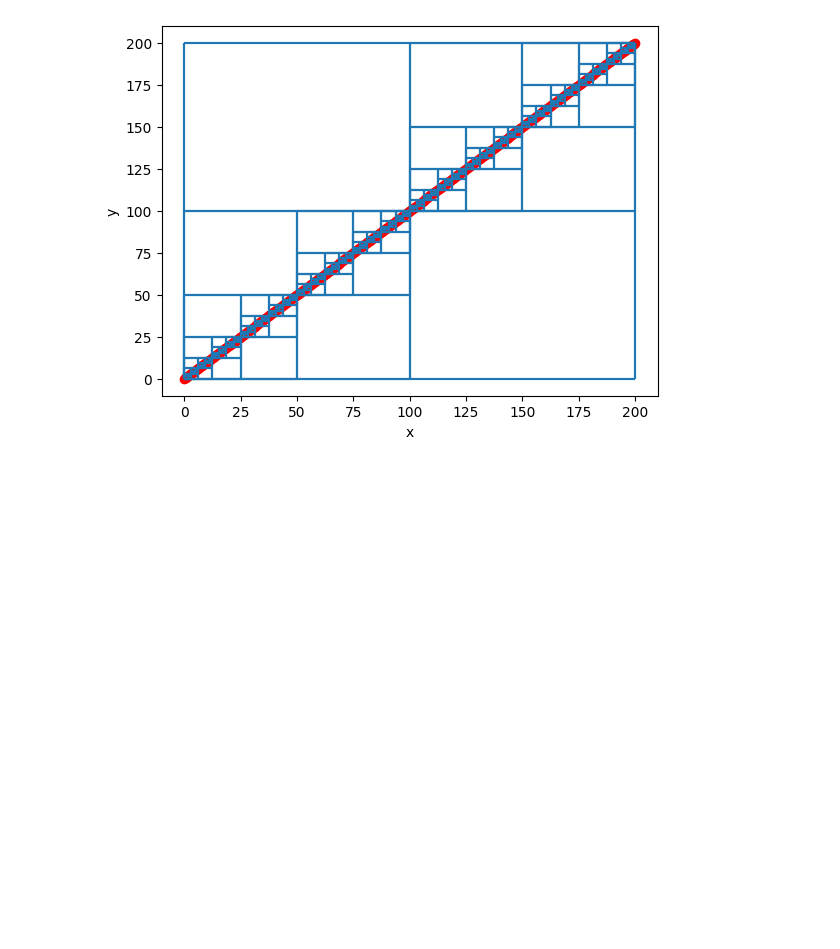
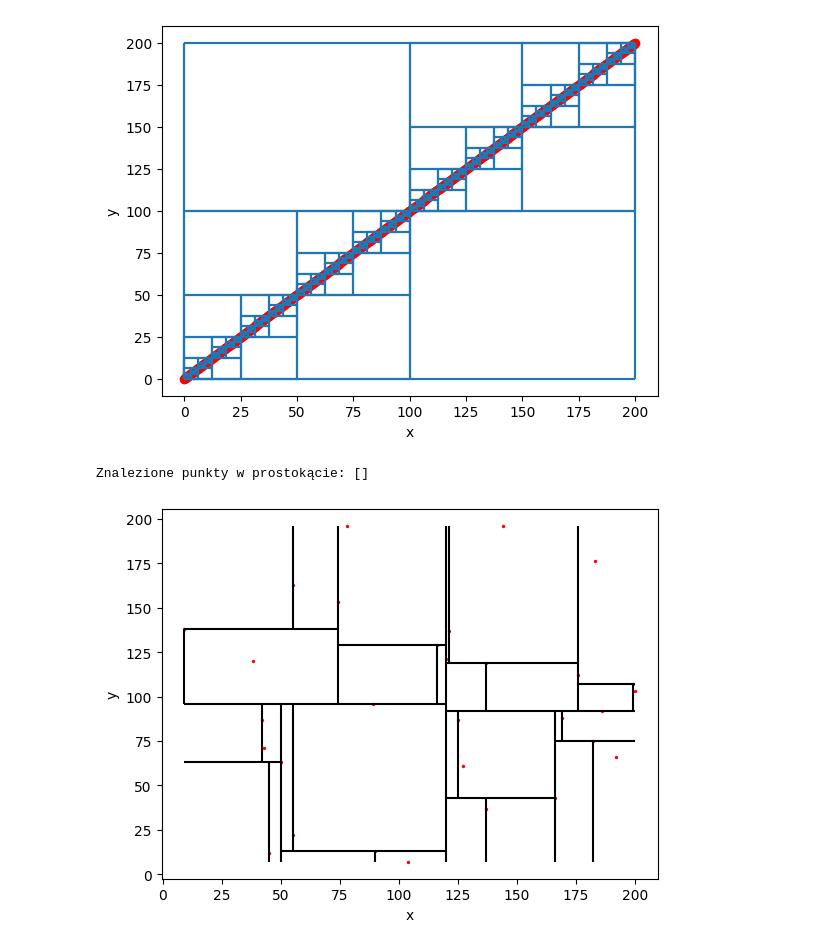
Before and after one commit to martowicz/quadtree_kdtree_project, a Jupyter notebook: test.ipynb, the cells around one changed output. Saved outputs shown, nothing was run; the diff lists cells and outputs as text; code cells hidden in the pictures; blank space fills up the shorter version.

Commit message:
"kd_tree_initial"

```diff
--- a/test.ipynb
+++ b/test.ipynb
@@ -37,3 +39,31 @@ vis.show()
 #Punkty mogę dodawać od razu
 # %% [output]
 [figure]
+# %%
+# Przykladowe punkty
+points=[
+    Point(192, 66), Point(55, 163), Point(50, 63), Point(186, 92), Point(74, 153),
+    Point(125, 87), Point(78, 196), Point(43, 71), Point(90, 13), Point(199, 107),
+    Point(176, 112), Point(9, 138), Point(169, 88), Point(42, 87), Point(121, 137),
+    Point(137, 37), Point(45, 12), Point(183, 176), Point(104, 7), Point(38, 120),
+    Point(137, 119), Point(116, 129), Point(166, 43), Point(89, 96), Point(200, 103),
+    Point(55, 22), Point(182, 75), Point(144, 196), Point(120, 121), Point(127, 61)
+]
+points_2=[]
+for i in range(1000):
+    x=i*0.3
+    y=i*0.3
+    points_2.append(Point(x,y))
+
+
+# Tworzenie KD-drzewa
+kdtree = KdTree(points)
+
+
+found_points = kdtree.find(RectangleArea(0, 0, 19, 15))
+print("Znalezione punkty w prostokącie:", found_points)
+vis = kdtree.vis
+vis.show()
+# %% [output]
+Znalezione punkty w prostokącie: []
+[figure, added]
```
Also changed, not shown: parts of 1 cell of this notebook, 5 other files.
